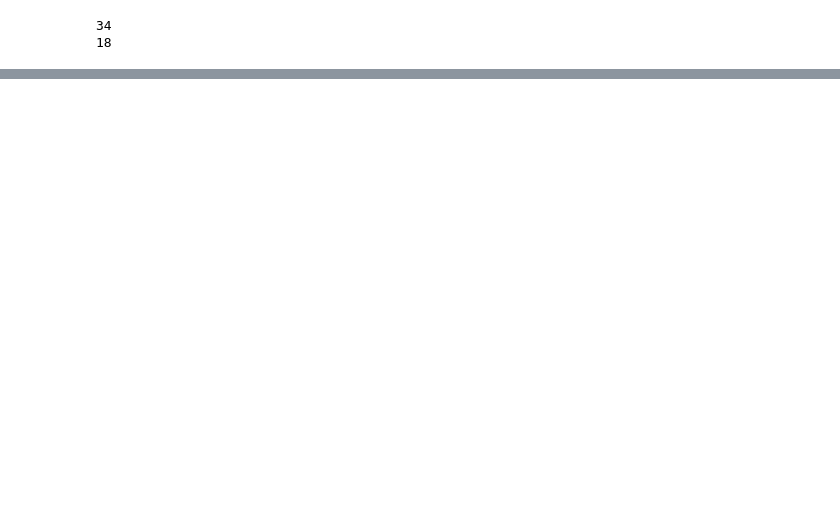
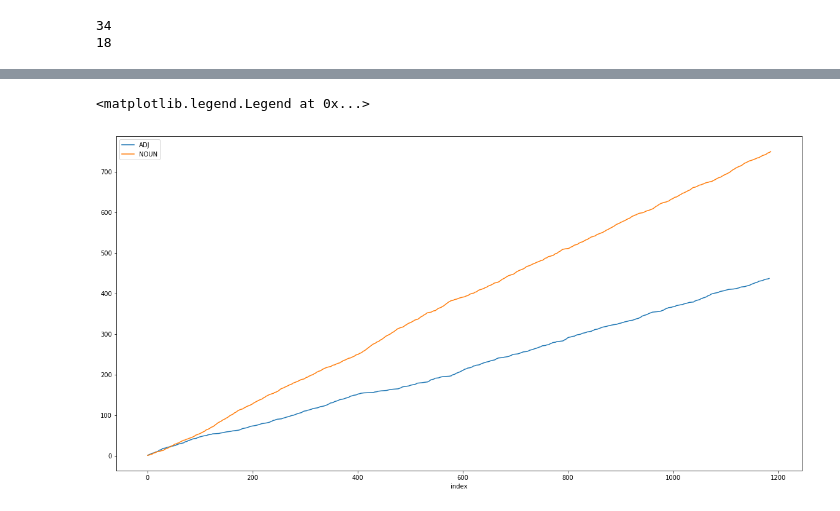
Before and after one commit to RafaelBroseghini/Data-Analysis-Visualizations-ML, a Jupyter notebook: NLP/00-NLP.ipynb, the cells around one changed output, grey strips where cells are left out. Drawn from its saved outputs; the diff is of its cells as text; code cells hidden in the pictures; blank space fills up the shorter version.

```diff
--- a/NLP/00-NLP.ipynb
+++ b/NLP/00-NLP.ipynb
@@ -94,0 +355,7 @@ The memory is own .
+# %%
+fig, ax = plt.subplots()
+df.reset_index().groupby('TYPE').plot(x="index", y='COUNT', ax=ax, figsize=(20,10))
+ax.legend(["ADJ", "NOUN"])
+# %% [output]
+<matplotlib.legend.Legend at 0x...>
+[figure, added]
```
Also changed, not shown: parts of 11 cells of this notebook.
